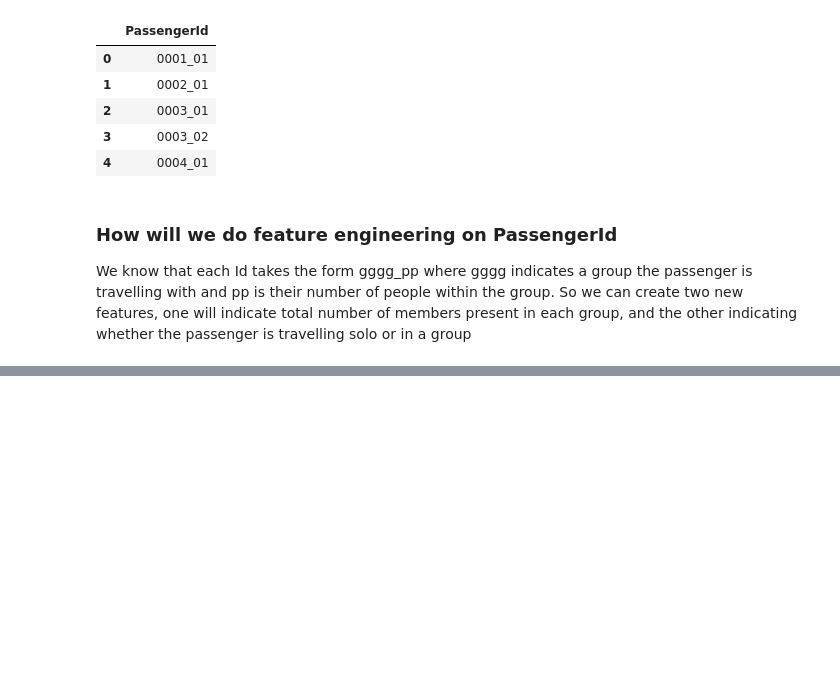
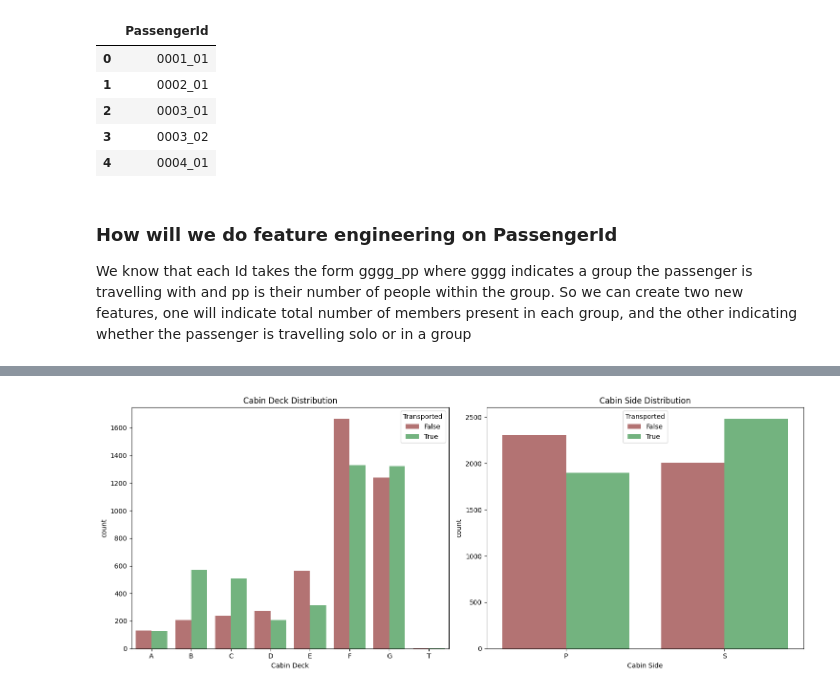
Before and after one commit to just-juanma/Spaceship-Titanic, a Jupyter notebook: notebooks/FeatureEngineering.ipynb, the cells around one changed output, grey strips where cells are left out. Saved outputs shown, nothing was run; the diff lists cells and outputs as text; code cells hidden in the pictures; blank space fills up the shorter version.

```diff
--- a/notebooks/FeatureEngineering.ipynb
+++ b/notebooks/FeatureEngineering.ipynb
@@ -19,0 +137,13 @@ We know that each Id takes the form gggg_pp where gggg indicates a group the pas
+# %%
+# Visualizing "Cabin Deck" and "Cabin Side" features
+plt.figure(figsize=(15,6))
+plt.subplot(1,2,1)
+sns.countplot(x="Cabin Deck", data=train_df, hue="Transported", palette=color_pallete, order=["A", "B", "C", "D", "E", "F", "G", "T"])
+plt.title("Cabin Deck Distribution")
+plt.tight_layout()
+plt.subplot(1,2,2)
+sns.countplot(x="Cabin Side", data=train_df, hue="Transported", palette=color_pallete)
+plt.title("Cabin Side Distribution")
+plt.tight_layout()
+# %% [output]
+[figure, added]
```
Also changed, not shown: parts of 10 cells of this notebook, 1 other file.
